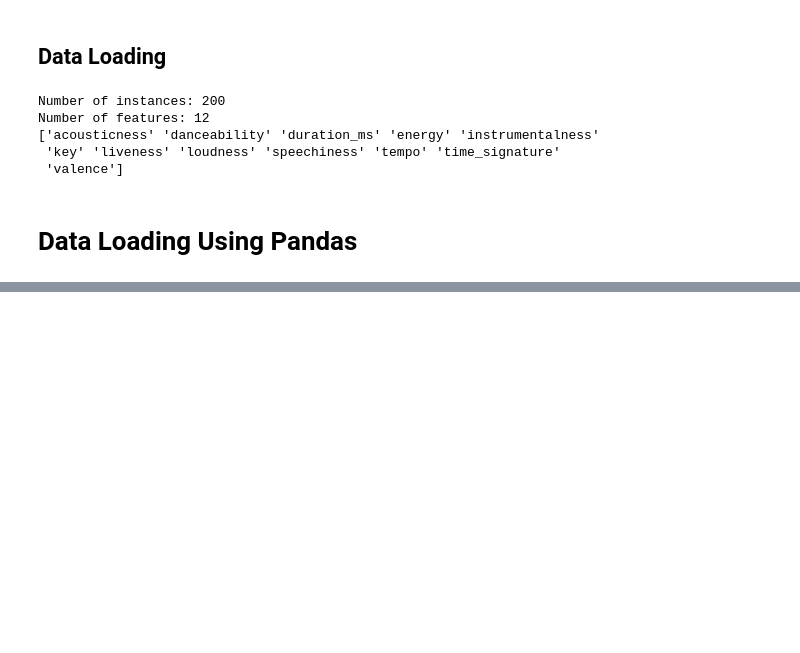
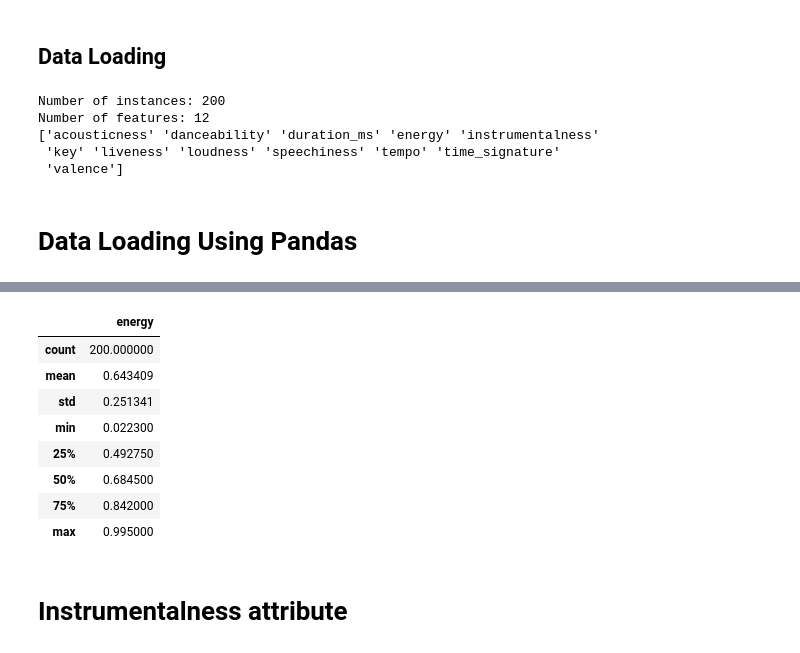
Before and after one commit to AelHenri/Genrify, a Jupyter notebook: Genrify.ipynb, the cells around one changed output, grey strips where cells are left out. Cells and saved outputs as stored; diff of their text form; code cells hidden in the pictures; blank space fills up the shorter version.

```diff
--- a/Genrify.ipynb
+++ b/Genrify.ipynb
@@ -65,0 +151,3 @@ plt.show
+# %%
+energy = data[['energy']]
+energy.plot(kind='bar',figsize=[13,8])
@@ -65,0 +158,14 @@ plt.show
+# %%
+energy.describe()
+# %% [output]
+|  | energy |
+| count | 200.000000 |
+| mean | 0.643409 |
+| std | 0.251341 |
+| min | 0.022300 |
+| 25% | 0.492750 |
+| 50% | 0.684500 |
+| 75% | 0.842000 |
+| max | 0.995000 |
+# %% [markdown]
+# Instrumentalness attribute
```
Also changed, not shown: parts of 41 cells of this notebook.
